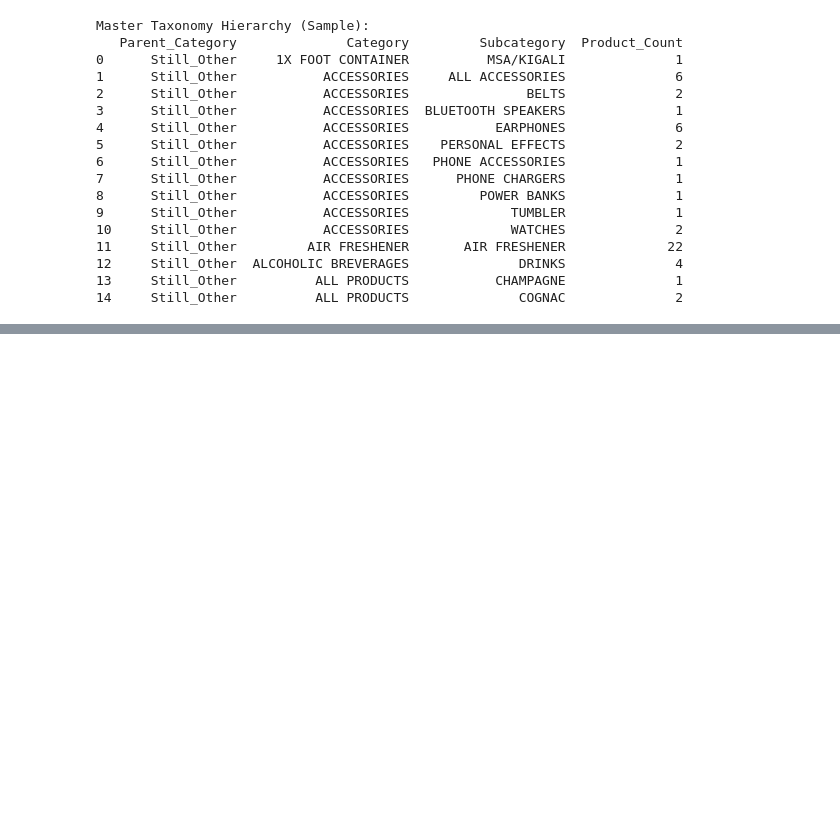
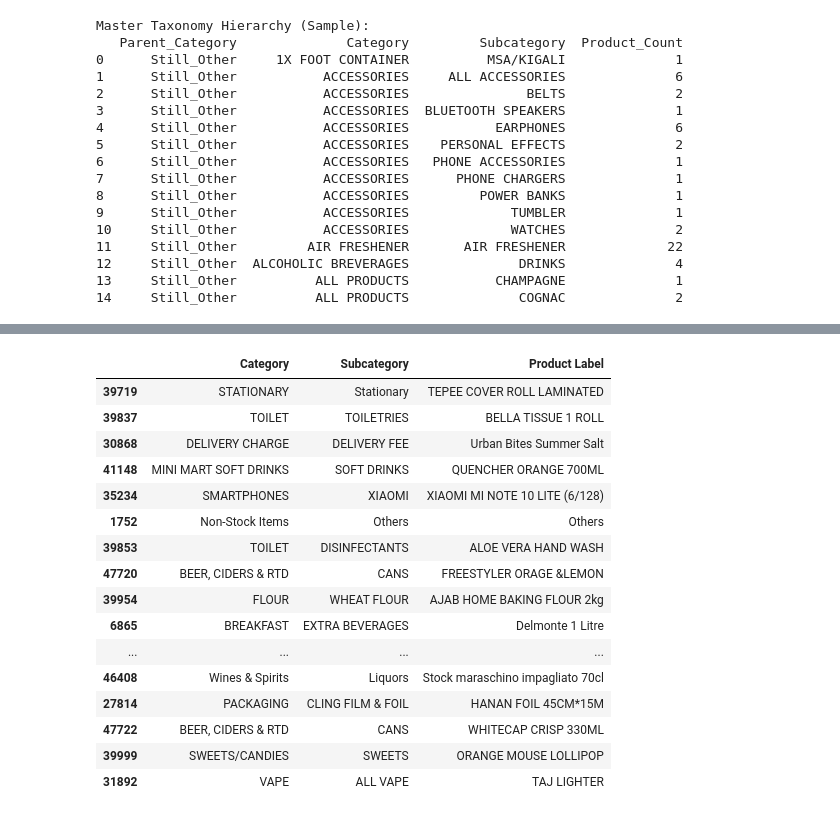
Before and after one commit to Ted-star7/Liquor-store-data-segregation, a Jupyter notebook: Liquor_store_data_segregation.ipynb, the cells around one changed output, grey strips where cells are left out. Cells and saved outputs as stored; diff of their text form; code cells hidden in the pictures; blank space fills up the shorter version.

```diff
--- a/Liquor_store_data_segregation.ipynb
+++ b/Liquor_store_data_segregation.ipynb
@@ -826,0 +972,20 @@ Master Taxonomy Hierarchy (Sample):
+# %%
+df[df['Parent_Category'] == 'Still_Other'][['Category', 'Subcategory', 'Product Label']].sample(20)
+# %% [output]
+|  | Category | Subcategory | Product Label |
+| 39719 | STATIONARY | Stationary | TEPEE COVER ROLL LAMINATED |
+| 39837 | TOILET | TOILETRIES | BELLA TISSUE 1 ROLL |
+| 30868 | DELIVERY CHARGE | DELIVERY FEE | Urban Bites Summer Salt |
+| 41148 | MINI MART SOFT DRINKS | SOFT DRINKS | QUENCHER ORANGE 700ML |
+| 35234 | SMARTPHONES | XIAOMI | XIAOMI MI NOTE 10 LITE (6/128) |
+| 1752 | Non-Stock Items | Others | Others |
+| 39853 | TOILET | DISINFECTANTS | ALOE VERA HAND WASH |
+| 47720 | BEER, CIDERS & RTD | CANS | FREESTYLER ORAGE &LEMON |
+| 39954 | FLOUR | WHEAT FLOUR | AJAB HOME BAKING FLOUR 2kg |
+| 6865 | BREAKFAST | EXTRA BEVERAGES | Delmonte 1 Litre |
+| ... | ... | ... | ... |
+| 46408 | Wines & Spirits | Liquors | Stock maraschino impagliato 70cl |
+| 27814 | PACKAGING | CLING FILM & FOIL | HANAN FOIL 45CM*15M |
+| 47722 | BEER, CIDERS & RTD | CANS | WHITECAP CRISP 330ML |
+| 39999 | SWEETS/CANDIES | SWEETS | ORANGE MOUSE LOLLIPOP |
+| 31892 | VAPE | ALL VAPE | TAJ LIGHTER |
```
Also changed, not shown: parts of 21 cells of this notebook.
